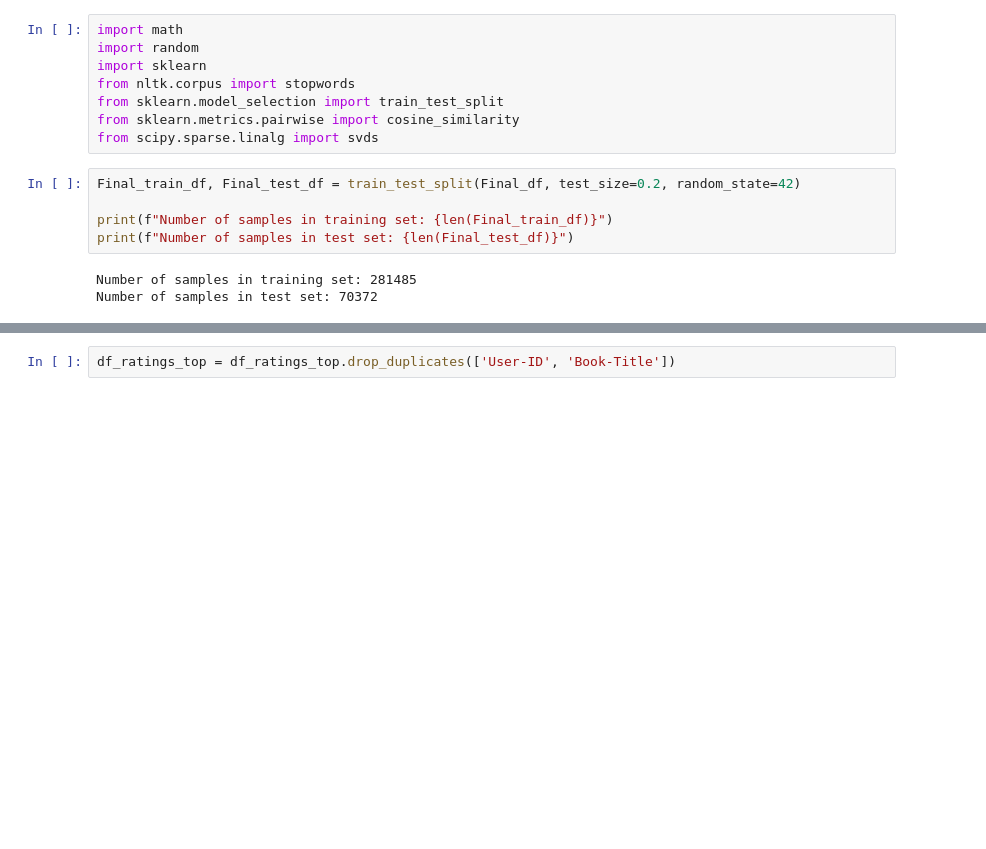
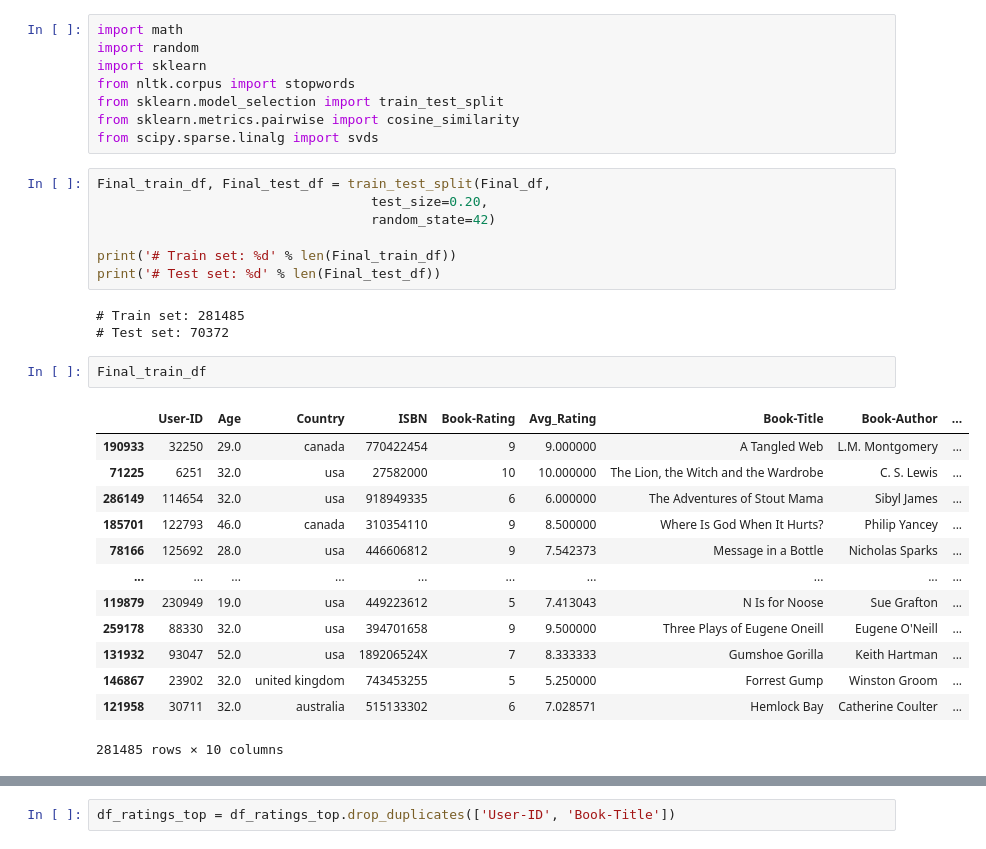
Before and after one commit to SaniyaBubere/book-recommendation-system, a Jupyter notebook: Book_Recommendation_System.ipynb, the cells around one changed output, grey strips where cells are left out. Saved outputs shown, nothing was run; the diff lists cells and outputs as text; blank space fills up the shorter version.

```diff
--- a/Book_Recommendation_System.ipynb
+++ b/Book_Recommendation_System.ipynb
@@ -1019,13 +985,31 @@ from sklearn.model_selection import train_test_split
 from sklearn.metrics.pairwise import cosine_similarity
 from scipy.sparse.linalg import svds
 # %%
-Final_train_df, Final_test_df = train_test_split(Final_df, test_size=0.2, random_state=42)
+Final_train_df, Final_test_df = train_test_split(Final_df,
+                                   test_size=0.20,
+                                   random_state=42)
 
-print(f"Number of samples in training set: {len(Final_train_df)}")
-print(f"Number of samples in test set: {len(Final_test_df)}")
+print('# Train set: %d' % len(Final_train_df))
+print('# Test set: %d' % len(Final_test_df))
 # %% [output]
-Number of samples in training set: 281485
-Number of samples in test set: 70372
+# Train set: 281485
+# Test set: 70372
+# %%
+Final_train_df
+# %% [output]
+|  | User-ID | Age | Country | ISBN | Book-Rating | Avg_Rating | Book-Title | Book-Author | ... |
+| 190933 | 32250 | 29.0 | canada | 770422454 | 9 | 9.000000 | A Tangled Web | L.M. Montgomery | ... |
+| 71225 | 6251 | 32.0 | usa | 27582000 | 10 | 10.000000 | The Lion, the Witch and the Wardrobe | C. S. Lewis | ... |
+| 286149 | 114654 | 32.0 | usa | 918949335 | 6 | 6.000000 | The Adventures of Stout Mama | Sibyl James | ... |
+| 185701 | 122793 | 46.0 | canada | 310354110 | 9 | 8.500000 | Where Is God When It Hurts? | Philip Yancey | ... |
+| 78166 | 125692 | 28.0 | usa | 446606812 | 9 | 7.542373 | Message in a Bottle | Nicholas Sparks | ... |
+| ... | ... | ... | ... | ... | ... | ... | ... | ... | ... |
+| 119879 | 230949 | 19.0 | usa | 449223612 | 5 | 7.413043 | N Is for Noose | Sue Grafton | ... |
+| 259178 | 88330 | 32.0 | usa | 394701658 | 9 | 9.500000 | Three Plays of Eugene Oneill | Eugene O'Neill | ... |
+| 131932 | 93047 | 52.0 | usa | 189206524X | 7 | 8.333333 | Gumshoe Gorilla | Keith Hartman | ... |
+| 146867 | 23902 | 32.0 | united kingdom | 743453255 | 5 | 5.250000 | Forrest Gump | Winston Groom | ... |
+| 121958 | 30711 | 32.0 | australia | 515133302 | 6 | 7.028571 | Hemlock Bay | Catherine Coulter | ... |
+281485 rows × 10 columns
 # %%
 # Filter users with at least 3 ratings
 user_ratings_threshold = 3
```
Also changed, not shown: parts of 15 cells of this notebook.
